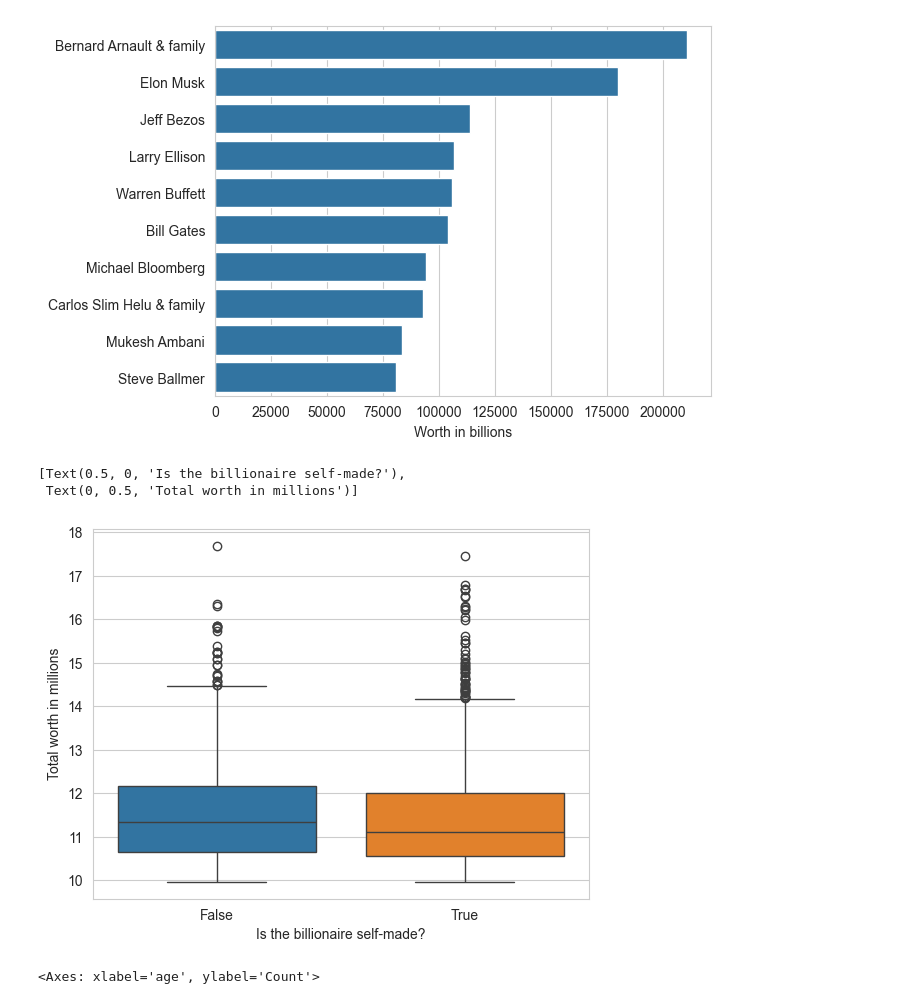
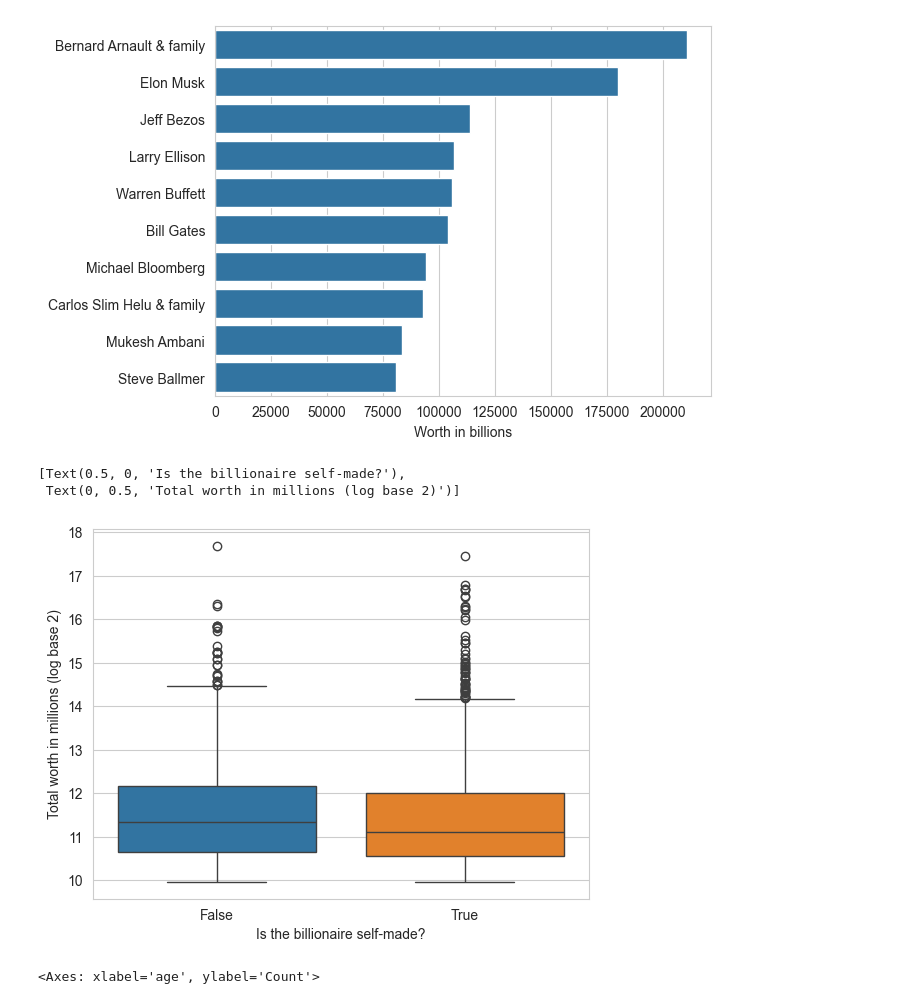
Before and after one commit to RoGellert/python_r_ds_de_projects, a Jupyter notebook: Billionaires/Billionaires_exploratory_analysis.ipynb, the cells around one changed output. Cells and saved outputs as stored; diff of their text form; code cells hidden in the pictures.

```diff
--- a/Billionaires/Billionaires_exploratory_analysis.ipynb
+++ b/Billionaires/Billionaires_exploratory_analysis.ipynb
@@ -119,11 +119,11 @@ fig.set(xlabel='Worth in millions', ylabel='')
 billionaires_df['finalWorthLog'] = np.log2(billionaires_df['finalWorth'])
 # %%
 fig = sns.boxplot(x='selfMade', y='finalWorthLog', data=billionaires_df, hue="selfMade", legend=False)
-fig.set(xlabel='Is the billionaire self-made?',ylabel='Total worth in millions')
+fig.set(xlabel='Is the billionaire self-made?',ylabel='Total worth in millions (log base 2)')
 # %% [output]
 [Text(0.5, 0, 'Is the billionaire self-made?'),
- Text(0, 0.5, 'Total worth in millions')]
+ Text(0, 0.5, 'Total worth in millions (log base 2)')]
-[figure, old version]
+[figure, new version]
 # %%
 sns.histplot(data=billionaires_df['age'], bins=10)
 # %% [output]
```
Also changed, not shown: 2 other files.
